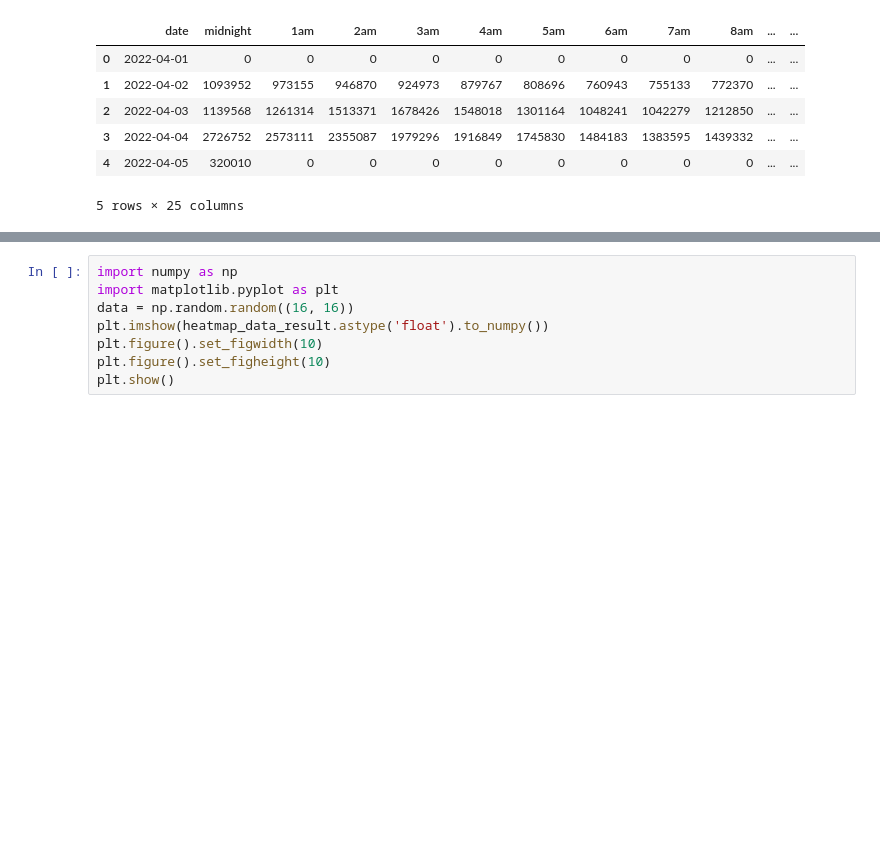
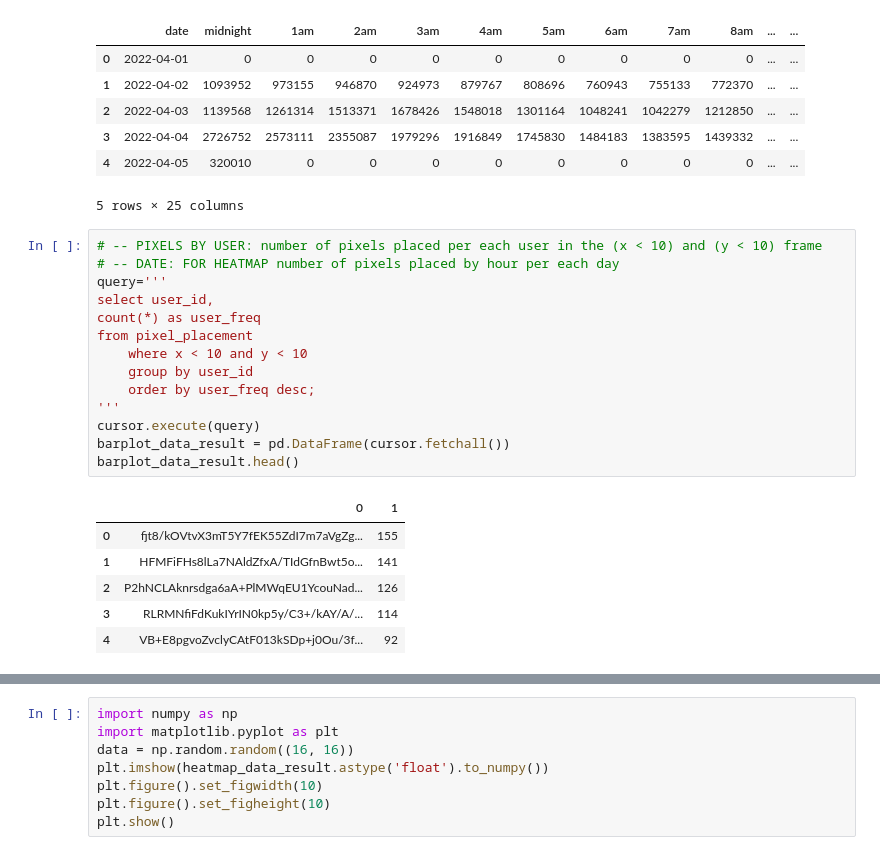
Before and after one commit to ahreed304/pixel-wars, a Jupyter notebook: code/main.ipynb, the cells around one changed output, grey strips where cells are left out. Drawn from its saved outputs; the diff is of its cells as text; blank space fills up the shorter version.

```diff
--- a/code/main.ipynb
+++ b/code/main.ipynb
@@ -225,3 +225,24 @@ heatmap_data_result.head()
 | 3 | 2022-04-04 | 2726752 | 2573111 | 2355087 | 1979296 | 1916849 | 1745830 | 1484183 | 1383595 | 1439332 | ... | ... |
 | 4 | 2022-04-05 | 320010 | 0 | 0 | 0 | 0 | 0 | 0 | 0 | 0 | ... | ... |
 5 rows × 25 columns
+# %%
+# -- PIXELS BY USER: number of pixels placed per each user in the (x < 10) and (y < 10) frame
+# -- DATE: FOR HEATMAP number of pixels placed by hour per each day
+query='''
+select user_id,
+count(*) as user_freq
+from pixel_placement
+	where x < 10 and y < 10
+	group by user_id
+	order by user_freq desc;
+'''
+cursor.execute(query)
+barplot_data_result = pd.DataFrame(cursor.fetchall())
+barplot_data_result.head()
+# %% [output]
+|  | 0 | 1 |
+| 0 | fjt8/kOVtvX3mT5Y7fEK55ZdI7m7aVgZg... | 155 |
+| 1 | HFMFiFHs8lLa7NAldZfxA/TIdGfnBwt5o... | 141 |
+| 2 | P2hNCLAknrsdga6aA+PlMWqEU1YcouNad... | 126 |
+| 3 | RLRMNfiFdKukIYrIN0kp5y/C3+/kAY/A/... | 114 |
+| 4 | VB+E8pgvoZvclyCAtF013kSDp+j0Ou/3f... | 92 |
```
Also changed, not shown: parts of 3 cells of this notebook, 1 other file.
